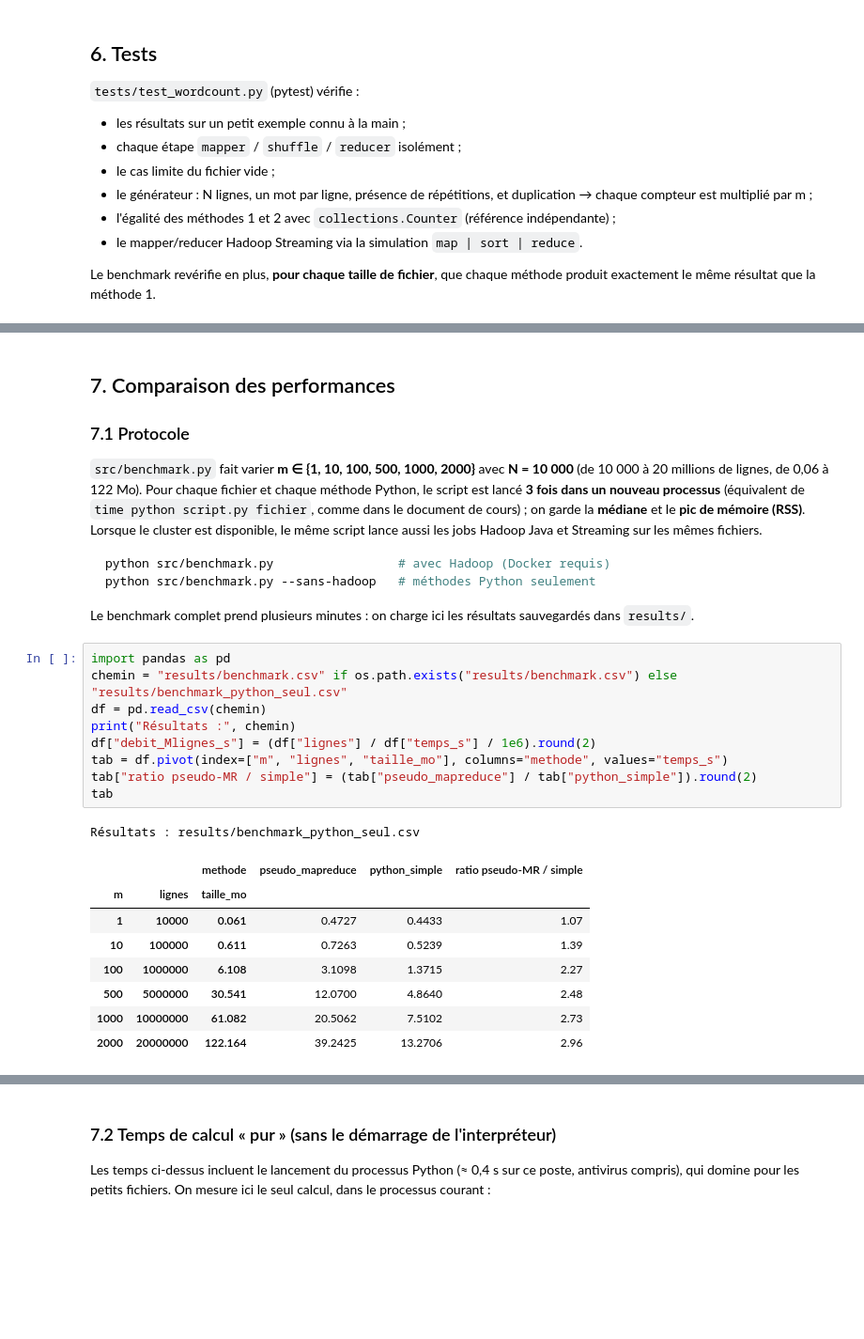
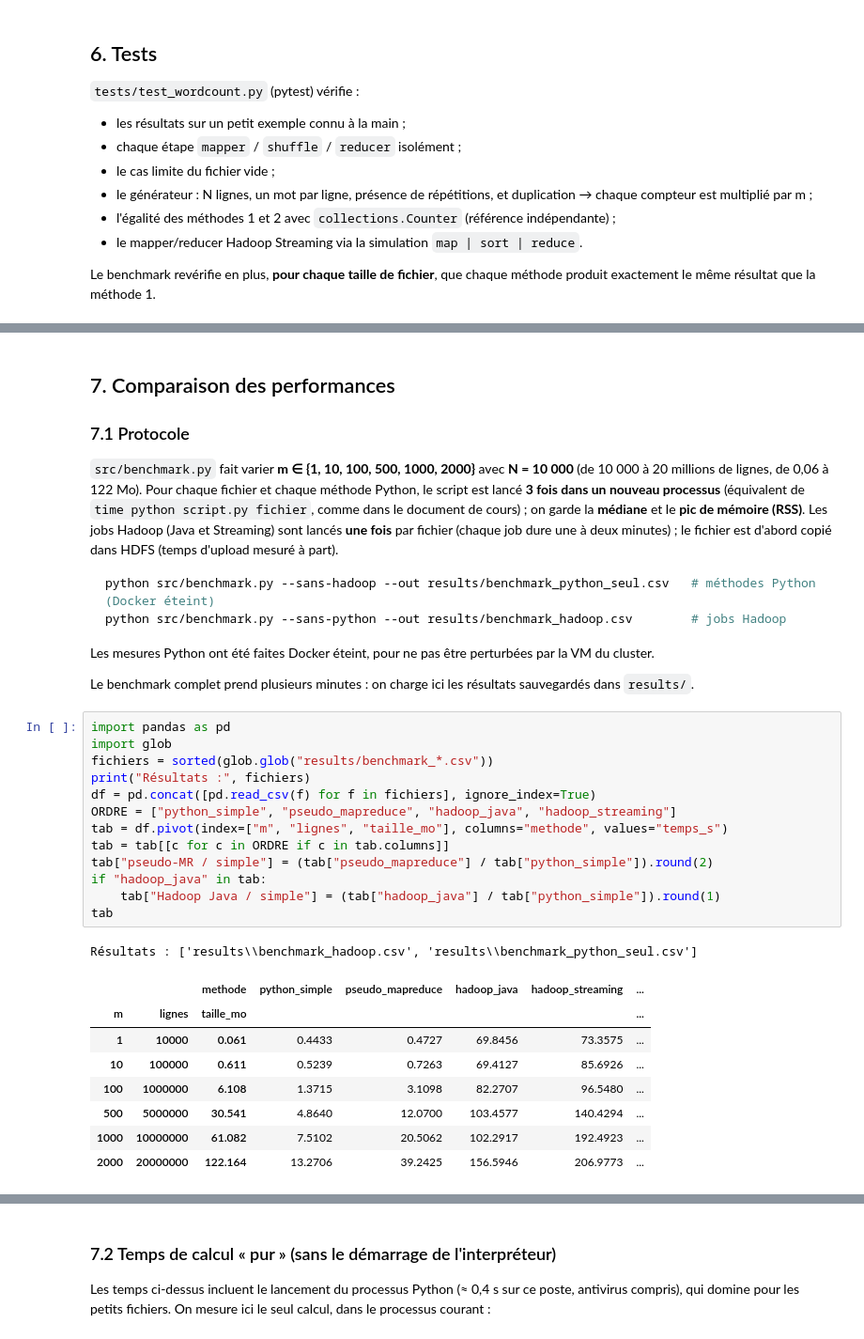
Before and after one commit to battisteb/hadoop-wordcount-comparaison, a Jupyter notebook: notebook_comptage_mots.ipynb, the cells around one changed output, grey strips where cells are left out. Shown at 94% size. Drawn from its saved outputs; the diff is of its cells as text; blank space fills up the shorter version.

````diff
--- a/notebook_comptage_mots.ipynb
+++ b/notebook_comptage_mots.ipynb
@@ -345,33 +362,40 @@ tests/test_wordcount.py::test_mapper_reducer_streaming PASSED            [100%]
 `src/benchmark.py` fait varier **m ∈ {1, 10, 100, 500, 1000, 2000}** avec **N = 10 000** (de 10 000 à 20 millions de lignes, de 0,06 à 122 Mo).
 Pour chaque fichier et chaque méthode Python, le script est lancé **3 fois dans un nouveau processus**
 (équivalent de `time python script.py fichier`, comme dans le document de cours) ; on garde la **médiane** et le **pic de mémoire (RSS)**.
-Lorsque le cluster est disponible, le même script lance aussi les jobs Hadoop Java et Streaming sur les mêmes fichiers.
+Les jobs Hadoop (Java et Streaming) sont lancés **une fois** par fichier (chaque job dure une à deux minutes) ; le fichier est
+d'abord copié dans HDFS (temps d'upload mesuré à part).
 
 ```bash
-python src/benchmark.py                 # avec Hadoop (Docker requis)
-python src/benchmark.py --sans-hadoop   # méthodes Python seulement
+python src/benchmark.py --sans-hadoop --out results/benchmark_python_seul.csv   # méthodes Python (Docker éteint)
+python src/benchmark.py --sans-python --out results/benchmark_hadoop.csv        # jobs Hadoop
 ```
 
+Les mesures Python ont été faites Docker éteint, pour ne pas être perturbées par la VM du cluster.
+
 Le benchmark complet prend plusieurs minutes : on charge ici les résultats sauvegardés dans `results/`.
-# %%
-import pandas as pd
-chemin = "results/benchmark.csv" if os.path.exists("results/benchmark.csv") else "results/benchmark_python_seul.csv"
-df = pd.read_csv(chemin)
-print("Résultats :", chemin)
-df["debit_Mlignes_s"] = (df["lignes"] / df["temps_s"] / 1e6).round(2)
-tab = df.pivot(index=["m", "lignes", "taille_mo"], columns="methode", values="temps_s")
-tab["ratio pseudo-MR / simple"] = (tab["pseudo_mapreduce"] / tab["python_simple"]).round(2)
-tab
-# %% [output]
-Résultats : results/benchmark_python_seul.csv
-|  |  | methode | pseudo_mapreduce | python_simple | ratio pseudo-MR / simple |
-| m | lignes | taille_mo |  |  |  |
-| 1 | 10000 | 0.061 | 0.4727 | 0.4433 | 1.07 |
-| 10 | 100000 | 0.611 | 0.7263 | 0.5239 | 1.39 |
-| 100 | 1000000 | 6.108 | 3.1098 | 1.3715 | 2.27 |
-| 500 | 5000000 | 30.541 | 12.0700 | 4.8640 | 2.48 |
-| 1000 | 10000000 | 61.082 | 20.5062 | 7.5102 | 2.73 |
-| 2000 | 20000000 | 122.164 | 39.2425 | 13.2706 | 2.96 |
+# %%
+import pandas as pd
+import glob
+fichiers = sorted(glob.glob("results/benchmark_*.csv"))
+print("Résultats :", fichiers)
+df = pd.concat([pd.read_csv(f) for f in fichiers], ignore_index=True)
+ORDRE = ["python_simple", "pseudo_mapreduce", "hadoop_java", "hadoop_streaming"]
+tab = df.pivot(index=["m", "lignes", "taille_mo"], columns="methode", values="temps_s")
+tab = tab[[c for c in ORDRE if c in tab.columns]]
+tab["pseudo-MR / simple"] = (tab["pseudo_mapreduce"] / tab["python_simple"]).round(2)
+if "hadoop_java" in tab:
+    tab["Hadoop Java / simple"] = (tab["hadoop_java"] / tab["python_simple"]).round(1)
+tab
+# %% [output]
+Résultats : ['results\\benchmark_hadoop.csv', 'results\\benchmark_python_seul.csv']
+|  |  | methode | python_simple | pseudo_mapreduce | hadoop_java | hadoop_streaming | ... |
+| m | lignes | taille_mo |  |  |  |  | ... |
+| 1 | 10000 | 0.061 | 0.4433 | 0.4727 | 69.8456 | 73.3575 | ... |
+| 10 | 100000 | 0.611 | 0.5239 | 0.7263 | 69.4127 | 85.6926 | ... |
+| 100 | 1000000 | 6.108 | 1.3715 | 3.1098 | 82.2707 | 96.5480 | ... |
+| 500 | 5000000 | 30.541 | 4.8640 | 12.0700 | 103.4577 | 140.4294 | ... |
+| 1000 | 10000000 | 61.082 | 7.5102 | 20.5062 | 102.2917 | 192.4923 | ... |
+| 2000 | 20000000 | 122.164 | 13.2706 | 39.2425 | 156.5946 | 206.9773 | ... |
 # %%
 df.pivot(index=["m", "taille_mo"], columns="methode", values="memoire_mo")
 # %% [output]
````
Also changed, not shown: parts of 17 cells of this notebook, 8 other files.
